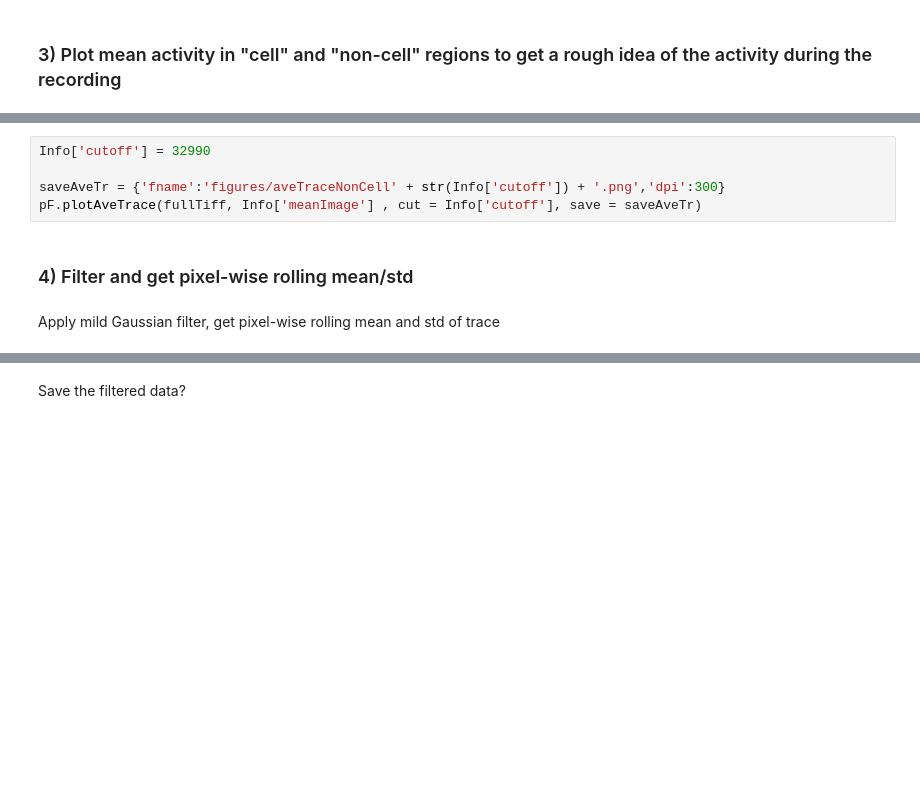
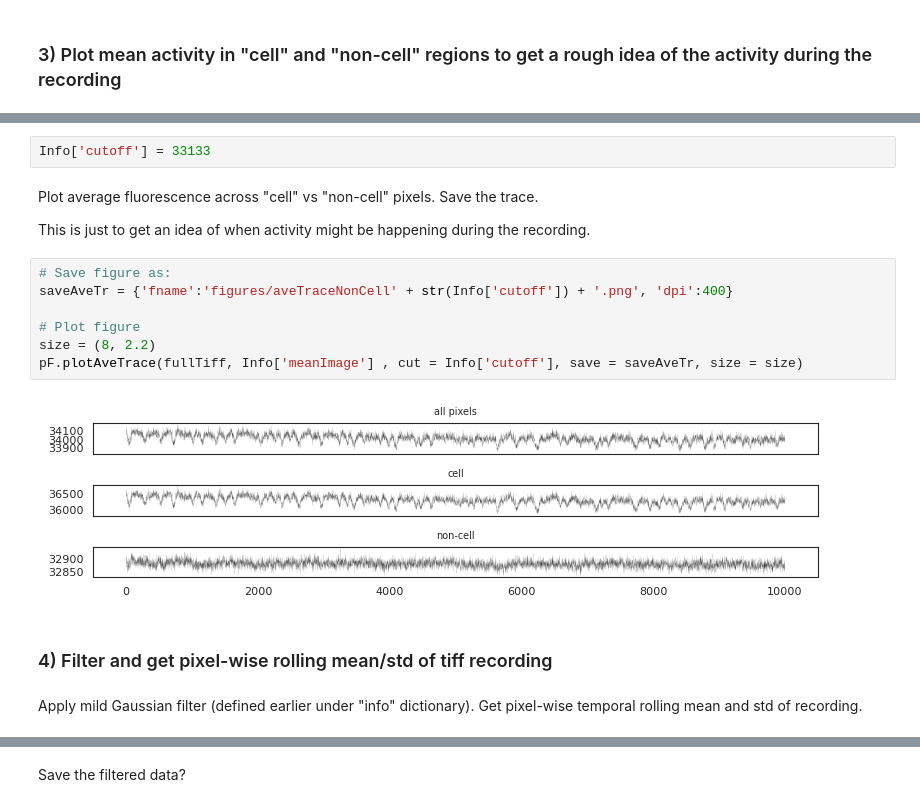
Before and after one commit to asbrys/voltage, a Jupyter notebook: getActivity.ipynb, the cells around one changed output, grey strips where cells are left out. Cells and saved outputs as stored; diff of their text form; blank space fills up the shorter version.

```diff
--- a/getActivity.ipynb
+++ b/getActivity.ipynb
@@ -52,11 +67,21 @@ Select an intensity threshold, then plot average fluorescence across "cell" vs "
+# %%
+Info['cutoff'] = 33133
+# %% [markdown]
+Plot average fluorescence across "cell" vs "non-cell" pixels. Save the trace.
+
+This is just to get an idea of when activity might be happening during the recording.
 # %%
-Info['cutoff'] = 32990
+# Save figure as:
+saveAveTr = {'fname':'figures/aveTraceNonCell' + str(Info['cutoff']) + '.png', 'dpi':400}
 
-saveAveTr = {'fname':'figures/aveTraceNonCell' + str(Info['cutoff']) + '.png','dpi':300}
-pF.plotAveTrace(fullTiff, Info['meanImage'] , cut = Info['cutoff'], save = saveAveTr)
+# Plot figure
+size = (8, 2.2)
+pF.plotAveTrace(fullTiff, Info['meanImage'] , cut = Info['cutoff'], save = saveAveTr, size = size)
+# %% [output]
+[figure, added]
 # %% [markdown]
-### 4) Filter and get pixel-wise rolling mean/std
+### 4) Filter and get pixel-wise rolling mean/std of tiff recording
 # %% [markdown]
-Apply mild Gaussian filter, get pixel-wise rolling mean and std of trace
+Apply mild Gaussian filter (defined earlier under "info" dictionary). Get pixel-wise temporal rolling mean and std of recording.
 # %%
 fData = analyse.filterTiff(fullTiff, Info)
```
Also changed, not shown: parts of 16 cells of this notebook, 5 other files.
